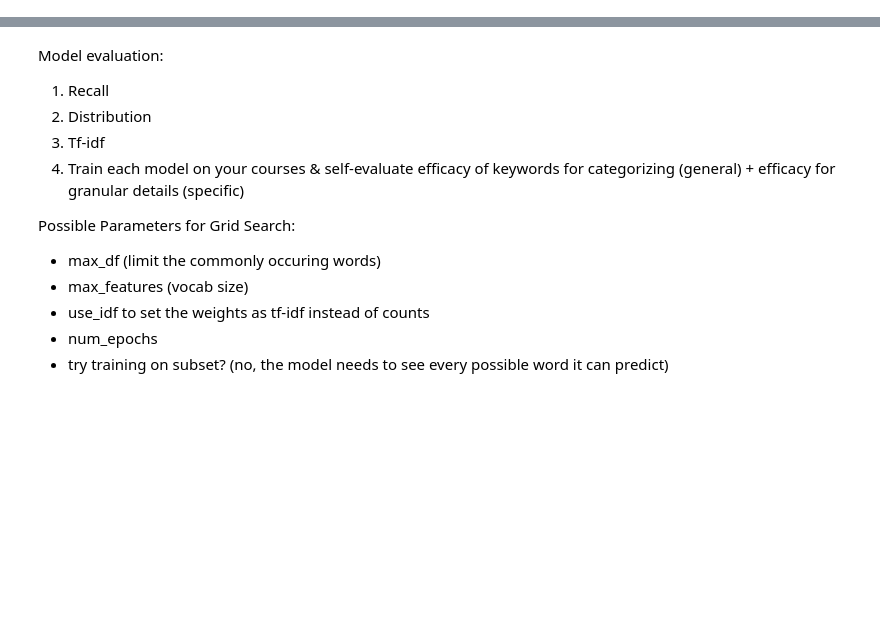
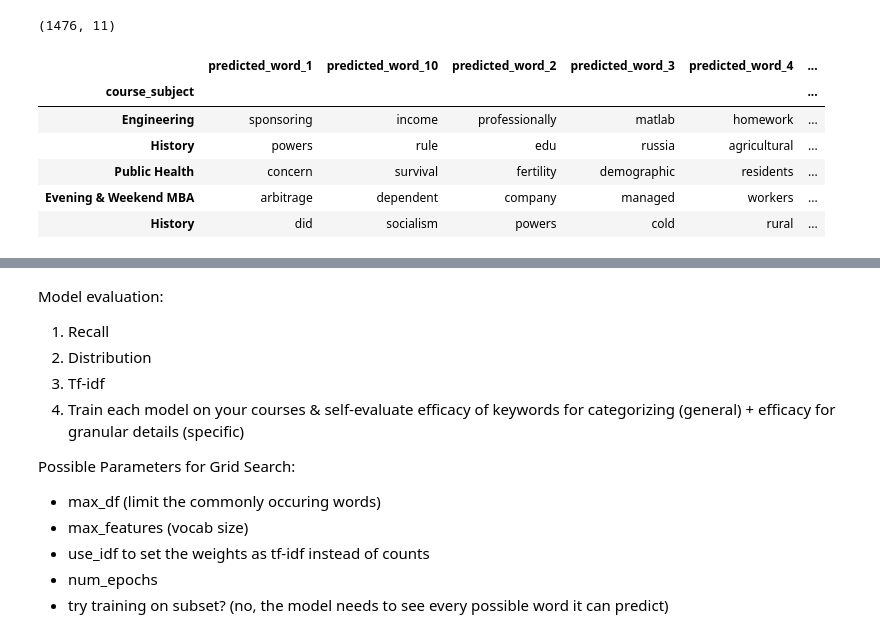
Before and after one commit to matthew-dong-dev/ICS-research, a Jupyter notebook: keywords_research.ipynb, the cells around one changed output, grey strips where cells are left out. Drawn from its saved outputs; the diff is of its cells as text; code cells hidden in the pictures; blank space fills up the shorter version.

```diff
--- a/keywords_research.ipynb
+++ b/keywords_research.ipynb
@@ -36,0 +317,4 @@ max_df = 0.0028
+# %%
+X_train, X_test, Y_train, Y_test = train_test_split(filtered_vec_df, filtered_descript_df, test_size=0.2, random_state=42)
+
+print(X_train.shape[0], X_test.shape[0])
@@ -36,0 +323,10 @@ max_df = 0.0028
+# %%
+vocab = get_vocab(Y_train, textcolumn) # get_vocab(raw_frame, textcolumn)
+vocab_frame = pd.DataFrame(vocab)
+
+vocabsize = len(vocab)
+
+# Convert the textcolumn of the raw dataframe into bag of words representation
+Y_train_BOW = to_bag_of_words(Y_train, textcolumn, vocab)
+Y_train_BOW = Y_train_BOW.toarray()
+Y_train_BOW
@@ -36,0 +345,2 @@ max_df = 0.0028
+# %%
+(weights_frame, biases) = logistic_regression(X_train.iloc[:,1:], Y_train_BOW)
@@ -36,0 +359,10 @@ max_df = 0.0028
+# %%
+softmax_frame = X_test.iloc[:,1:].dot(weights_frame.values) + biases
+print('[INFO] Sorting classification results...')
+sorted_frame = np.argsort(softmax_frame,axis=1).iloc[:,-num_top_words:]
+
+predicted_keyword_list = []
+for i in range(num_top_words):
+    new_col = vocab_frame.iloc[sorted_frame.iloc[:,i],0] # get the ith top vocab word for each entry
+    predicted_keyword_list.extend(new_col.values)
+    Y_test['predicted_word_' + str(num_top_words-i)] = new_col.values
@@ -36,0 +380,19 @@ max_df = 0.0028
+# %%
+temp = Y_test[Y_test.columns.difference(['course_name', 'course_title', 'course_description', 'tf_bias', 'course_alternative_names'])]
+temp.shape
+# %% [output]
+(1476, 11)
+# %%
+doc_freq_df_cols = Y_test.columns.difference(['course_title', 'course_description', 'course_name', 'course_alternative_names'])
+doc_df = Y_test.loc[:,doc_freq_df_cols]
+test = doc_df.loc[doc_df.course_subject.str.contains('History')]
+doc_df.set_index('course_subject', inplace=True)
+doc_df.head()
+# %% [output]
+|  | predicted_word_1 | predicted_word_10 | predicted_word_2 | predicted_word_3 | predicted_word_4 | ... |
+| course_subject |  |  |  |  |  | ... |
+| Engineering | sponsoring | income | professionally | matlab | homework | ... |
+| History | powers | rule | edu | russia | agricultural | ... |
+| Public Health | concern | survival | fertility | demographic | residents | ... |
+| Evening & Weekend MBA | arbitrage | dependent | company | managed | workers | ... |
+| History | did | socialism | powers | cold | rural | ... |
```
Also changed, not shown: parts of 47 cells of this notebook, 1 other file.
